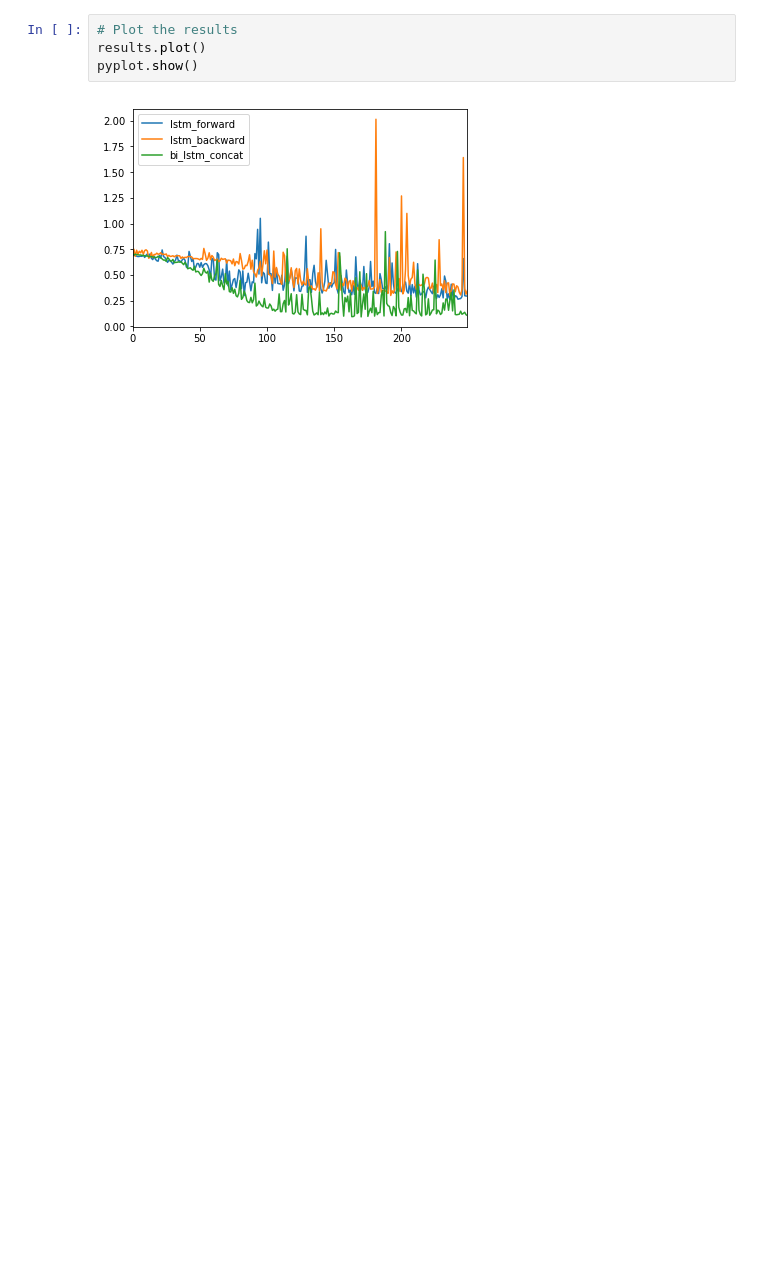
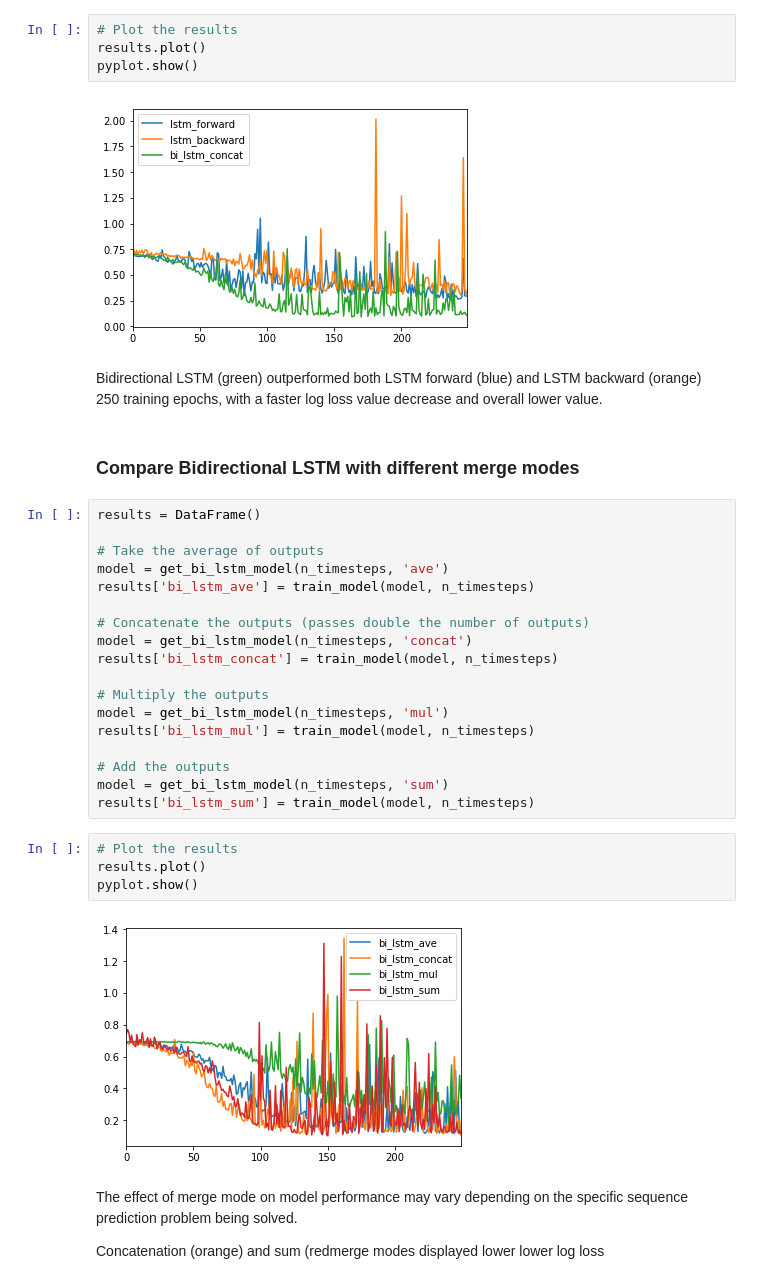
Before and after one commit to anaerobeth/ml-mastery, a Jupyter notebook: Sequence Classification.ipynb, the cells around one changed output. Saved outputs shown, nothing was run; the diff lists cells and outputs as text; blank space fills up the shorter version.

Commit message:
compare performances of different merge modes

```diff
--- a/Sequence Classification.ipynb
+++ b/Sequence Classification.ipynb
@@ -119,3 +103,35 @@ results.plot()
 pyplot.show()
 # %% [output]
 [figure]
+# %% [markdown]
+Bidirectional LSTM (green) outperformed both LSTM forward (blue) and LSTM backward (orange) 250 training epochs, with a faster log loss value decrease and overall lower value.
+# %% [markdown]
+### Compare Bidirectional LSTM with different merge modes
+# %%
+results = DataFrame()
+
+# Take the average of outputs
+model = get_bi_lstm_model(n_timesteps, 'ave')
+results['bi_lstm_ave'] = train_model(model, n_timesteps)
+
+# Concatenate the outputs (passes double the number of outputs)
+model = get_bi_lstm_model(n_timesteps, 'concat')
+results['bi_lstm_concat'] = train_model(model, n_timesteps)
+
+# Multiply the outputs
+model = get_bi_lstm_model(n_timesteps, 'mul')
+results['bi_lstm_mul'] = train_model(model, n_timesteps)
+
+# Add the outputs
+model = get_bi_lstm_model(n_timesteps, 'sum')
+results['bi_lstm_sum'] = train_model(model, n_timesteps)
+# %%
+# Plot the results
+results.plot()
+pyplot.show()
+# %% [output]
+[figure, added]
+# %% [markdown]
+The effect of merge mode on model performance may vary depending on the specific sequence prediction problem being solved.
+
+Concatenation (orange) and sum (redmerge modes displayed lower lower log loss
```
Also changed, not shown: parts of 5 cells of this notebook.
